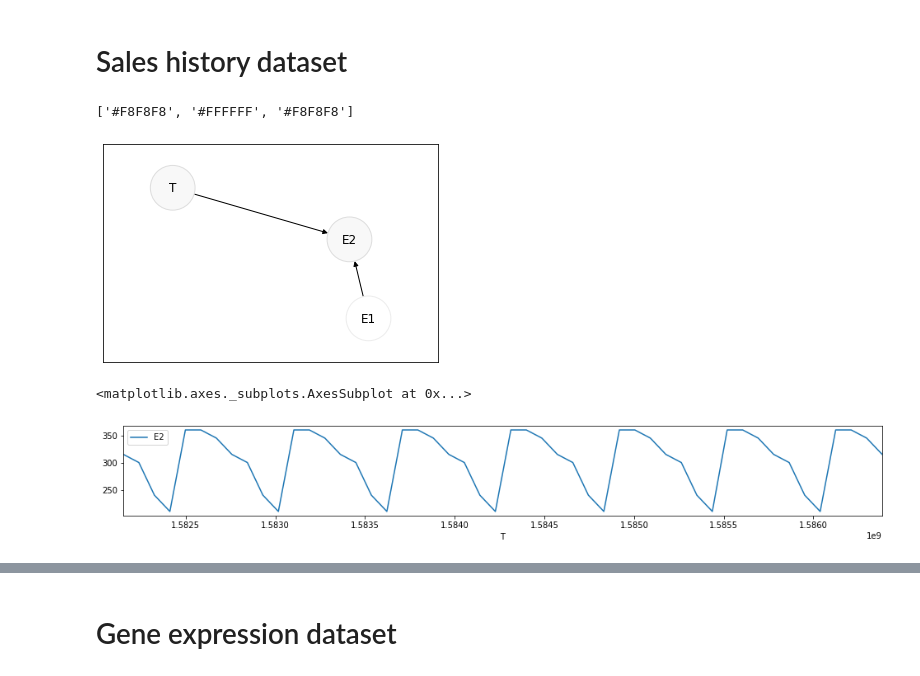
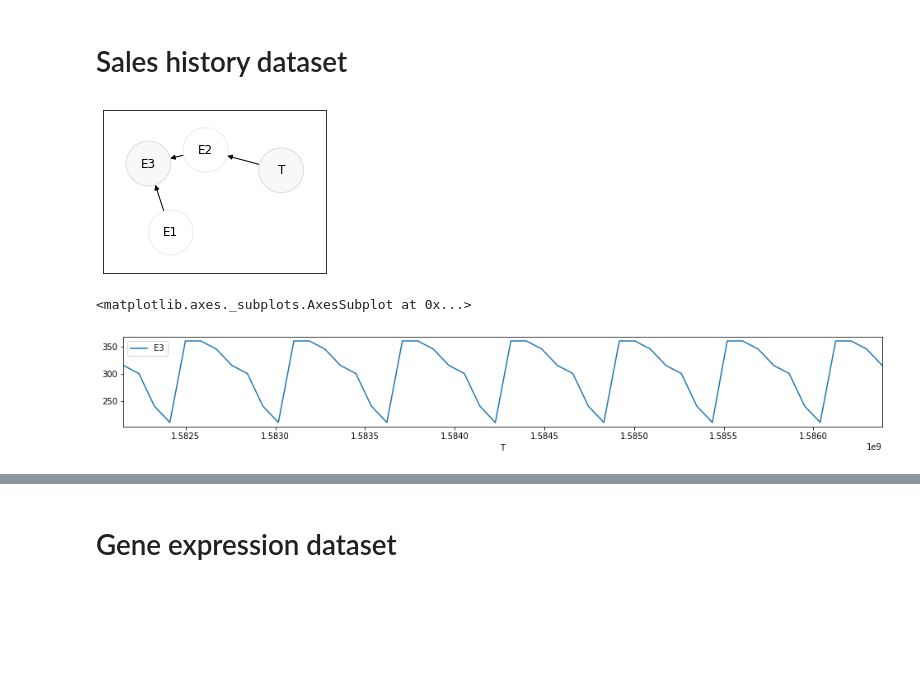
Before and after one commit to AdrienFelipe/Causal-discovery-Unit-testing, a Jupyter notebook: Untitled.ipynb, the cells around one changed output, grey strips where cells are left out. Cells and saved outputs as stored; diff of their text form; code cells hidden in the pictures; blank space fills up the shorter version.

Commit message:
Named events

```diff
--- a/Untitled.ipynb
+++ b/Untitled.ipynb
@@ -264,21 +263,24 @@ dataset.plot_relations()
 # %% [markdown]
 # Sales history dataset
 # %%
-def effect1(history: History) -> float:
+def week_day(history: History) -> float:
     day = history.get_datetime().weekday()
     ratios = [20, 20, 15, 5, 0, -20, -30]
-    return history.get_event(1) * (1 + ratios[day] / 100)
+    return 1 + ratios[day] / 100
+
+def sales(history: History) -> float:
+    return history.get_event(1) * history.get_event(2)
 # %%
 dataset = Generator() \
     .set_time('2020-02-20', step='1d') \
-    .add_continuous(300, 300, shadow=True) \
-    .add_function(effect1)
+    .add_constant(300, shadow=True) \
+    .add_function(week_day, shadow=True) \
+    .add_function(sales)
 
 dataset.plot_relations()
-dataset.generate(50).plot(x='T', y='E2', figsize=(16.5,2))
+dataset.generate(50).plot(x='T', y='E3', figsize=(16.5,2))
 # %% [output]
+[figure, new version]
-['#F8F8F8', '#FFFFFF', '#F8F8F8']
+<matplotlib.axes._subplots.AxesSubplot at 0x...>
-[figure, old version]
-<matplotlib.axes._subplots.AxesSubplot at 0x...>
 [figure]
 # %%
```
Also changed, not shown: parts of 18 cells of this notebook, 5 other files.
